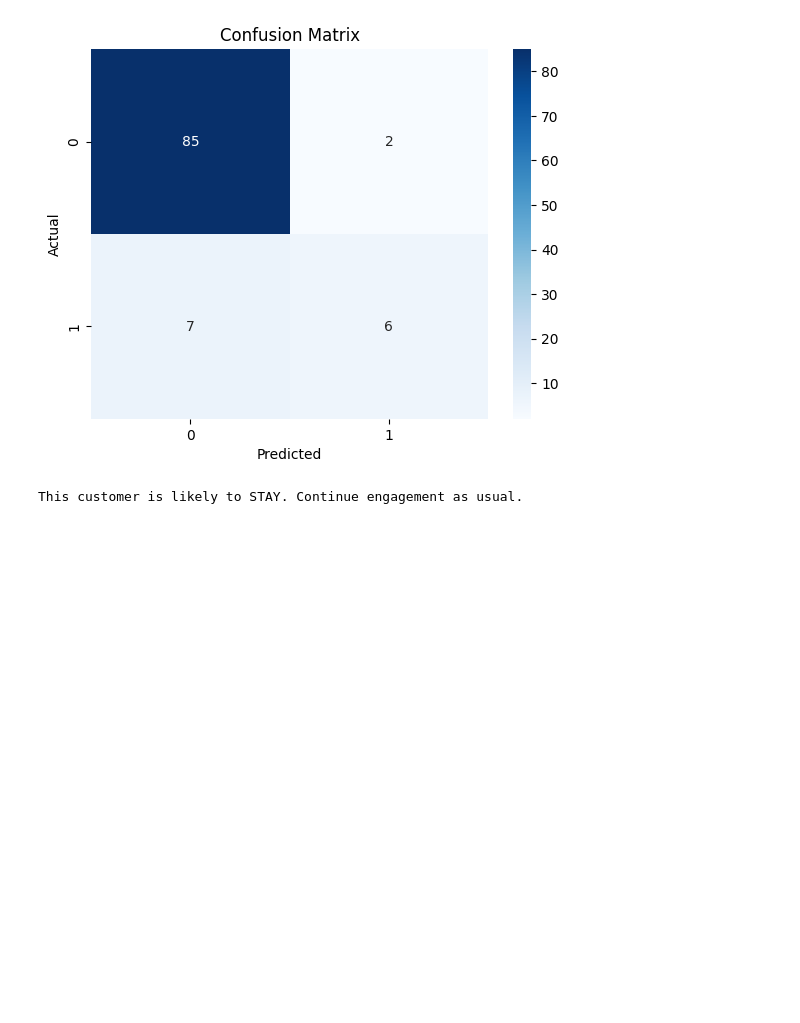
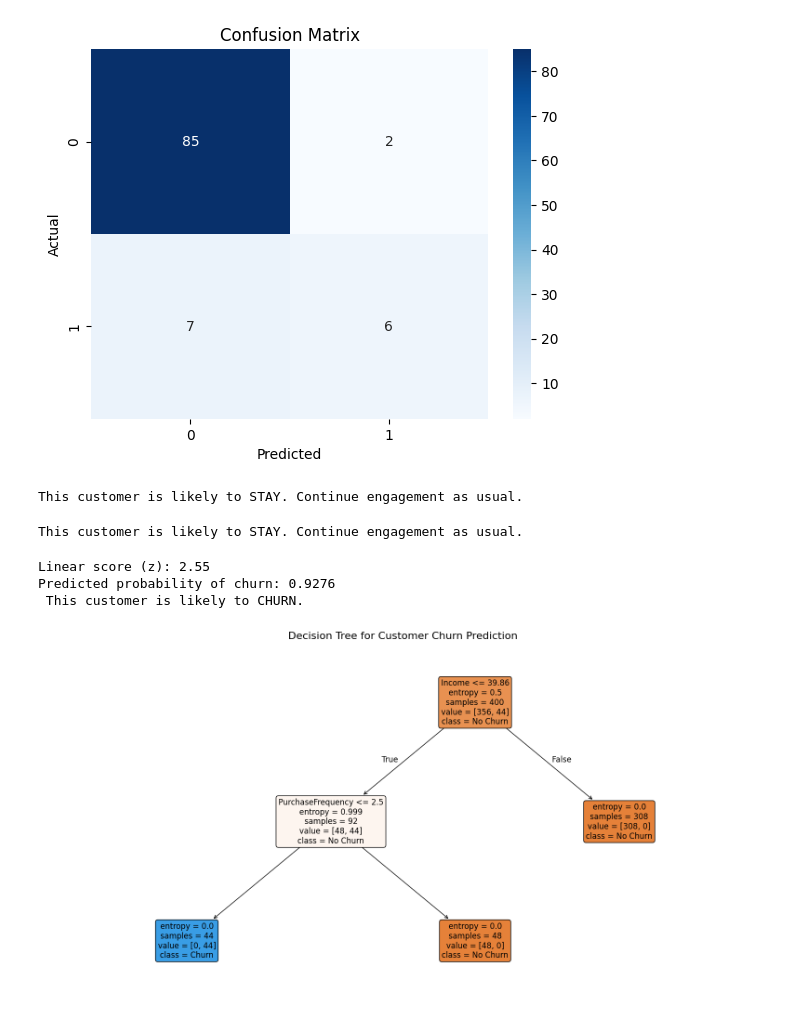
Before and after one commit to AnuragSen370/Anurag-Sen, a Jupyter notebook: Customer_Classification.ipynb, the cells around one changed output. Drawn from its saved outputs; the diff is of its cells as text; code cells hidden in the pictures; blank space fills up the shorter version.

```diff
--- a/Customer_Classification.ipynb
+++ b/Customer_Classification.ipynb
@@ -152,3 +154,50 @@ else:
     print("This customer is likely to STAY. Continue engagement as usual.")
 # %% [output]
 This customer is likely to STAY. Continue engagement as usual.
+# %%
+# New sample customer
+new_customer = pd.DataFrame({
+    'Age': [28],
+    'Gender': [1],
+    'Income': [37],
+    'PurchaseFrequency': [2]
+})
+
+# Predict churn
+prediction = model.predict(new_customer)[0]
+
+# Display prediction result with label
+if prediction == 1:
+    print("⚠️ This customer is likely to CHURN. Consider offering retention benefits.")
+else:
+    print("This customer is likely to STAY. Continue engagement as usual.")
+# %% [output]
+This customer is likely to STAY. Continue engagement as usual.
+# %%
+
+age = 45             # x1
+balance = 25000      # x2
+transactions = 6     # x3
+
+b0 = -4
+b1 = 0.05
+b2 = 0.0001
+b3 = 0.3
+
+# Step 1: Calculate linear score (z)
+z = b0 + (b1 * age) + (b2 * balance) + (b3 * transactions)
+print("Linear score (z):", round(z, 4))
+
+# Step 2: Apply sigmoid function to convert z to probability
+probability = 1 / (1 + np.exp(-z))
+print("Predicted probability of churn:", round(probability, 4))
+
+# Step 3: Predict churn based on threshold 0.5
+if probability > 0.5:
+    print(" This customer is likely to CHURN.")
+else:
+    print(" This customer is likely to STAY.")
+# %% [output]
+Linear score (z): 2.55
+Predicted probability of churn: 0.9276
+ This customer is likely to CHURN.
@@ -154,0 +206,18 @@ This customer is likely to STAY. Continue engagement as usual.
+# %%
+clf = DecisionTreeClassifier(max_depth=6, random_state=42,criterion="entropy")
+clf.fit(X_train, y_train)
+
+# Plot the Decision Tree
+plt.figure(figsize=(20, 10))
+plot_tree(
+    clf,
+    feature_names=X.columns,
+    class_names=['No Churn', 'Churn'],
+    filled=True,
+    rounded=True,
+    fontsize=12
+)
+plt.title("Decision Tree for Customer Churn Prediction", fontsize=16)
+plt.show()
+# %% [output]
+[figure, added]
```
Also changed, not shown: parts of 9 cells of this notebook.
